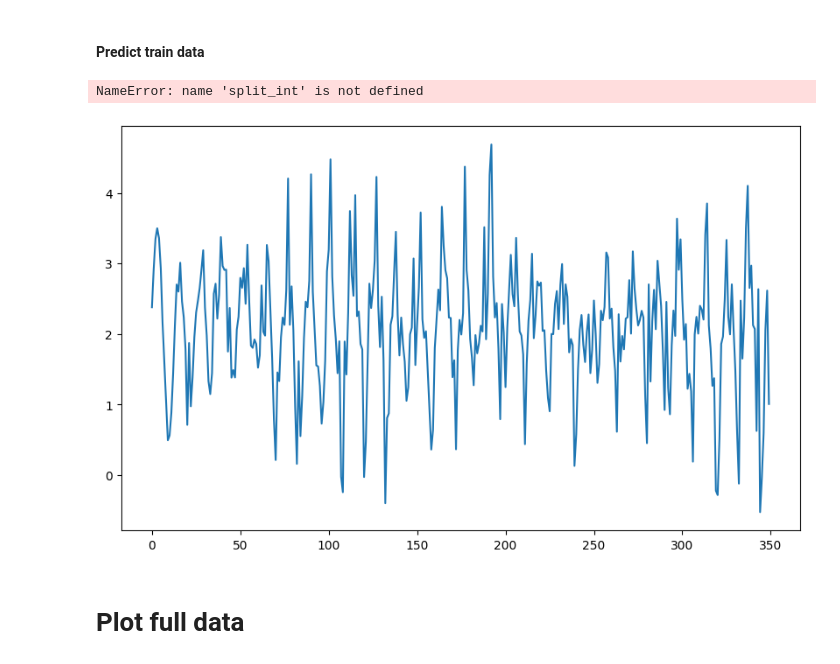
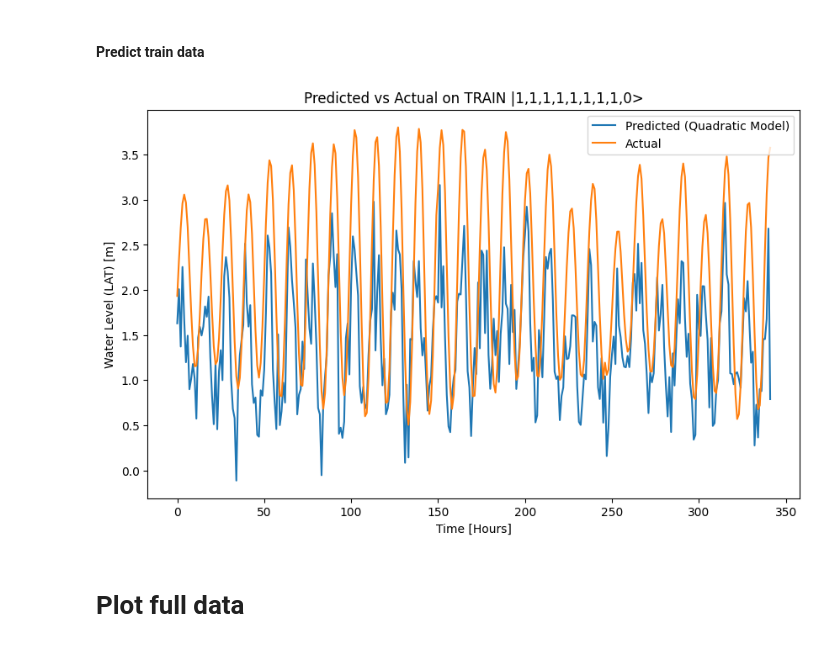
Before and after one commit to MauriceDHanisch/LOQCathon_qReservoir, a Jupyter notebook: RC_Method_1/Tide_predictor/chunks copy.ipynb, the cells around one changed output. Drawn from its saved outputs; the diff is of its cells as text; code cells hidden in the pictures.

Commit message:
chunk copy

```diff
--- a/RC_Method_1/Tide_predictor/chunks copy.ipynb
+++ b/RC_Method_1/Tide_predictor/chunks copy.ipynb
@@ -56,7 +56,7 @@ print(data.shape)
 print(data[0])
 
 # Rescale the data to be between 0 and 2np.pi
-data = (data - data.min())/(data.max() - data.min()) * 2 * np.pi
+#data = (data - data.min())/(data.max() - data.min()) * 2 * np.pi
 data[150]
 
 # get training data
@@ -134,7 +136,7 @@ expectations_matrix.shape =  (2000, 9)
 # %%
 import pickle
 # Open the full_expectation_matrix
-full_expectation_matrix = pickle.load(open(f"full_expectation_matrix_2000.pkl", "rb"))
+full_expectation_matrix = pickle.load(open(f"full_expectation_matrix_500_|4,4,0,0,0,0,0,1,1>_no_rescale.pkl", "rb"))
 input_state = pcvl.BasicState([1]*(m-1) + [0]*1)
 
 full_expectation_matrix = full_expectation_matrix[:400]
@@ -145,8 +147,8 @@ import numpy as np
 # Assuming 'full_expectation_matrix' and 'new_data' are your full datasets
 
 # Parameters for test data selection
-chunk_length = 10  # Length of each test data chunk
-interval = 50     # Interval between start of each test chunk
+chunk_length = 24  # Length of each test data chunk
+interval = 120     # Interval between start of each test chunk
 
 # Total length of the data
 total_length = len(full_expectation_matrix)
@@ -189,7 +191,7 @@ print("data_red: ", data_red[:4])
 print("labels shape: ", labels.shape)
 
 # Transform the data to include quadratic terms
-poly = PolynomialFeatures(degree=12)
+poly = PolynomialFeatures(degree=4)
 expectations_matrix_quad = poly.fit_transform(expectations_matrix_red)
 
 # Fit the quadratic model with Ridge regularization
@@ -252,28 +254,27 @@ plt.show()
 # %%
 from sklearn.preprocessing import PolynomialFeatures
 import matplotlib.pyplot as plt
 
 # Assuming 'reg_quad' is your trained quadratic model and 'train_expectation_matrix' is available
 
 # Transform the training data to include quadratic terms
 train_expectation_matrix_quad = poly.fit_transform(train_expectation_matrix)
 
 # Make predictions using the quadratic model
 predicted_train_data_quad = reg_ridge.predict(train_expectation_matrix_quad) - 0.7
 
 
 # Plotting
 plt.figure(figsize=(10, 6))
 plt.plot(predicted_train_data_quad[:], label='Predicted (Quadratic Model)')
-plt.plot(new_data[1:-split_int], label='Actual')
+plt.plot(train_x, label='Actual')
 plt.title(f'Predicted vs Actual on TRAIN {input_state}')
 plt.xlabel('Time [Hours]')
 plt.ylabel('Water Level (LAT) [m]')
 plt.legend()
 plt.show()
 # %% [output]
-NameError: name 'split_int' is not defined
-[figure, old version]
+[figure, new version]
 # %% [markdown]
 # Plot full data
 # %%
```
Also changed, not shown: parts of 12 cells of this notebook, 4 other files.
